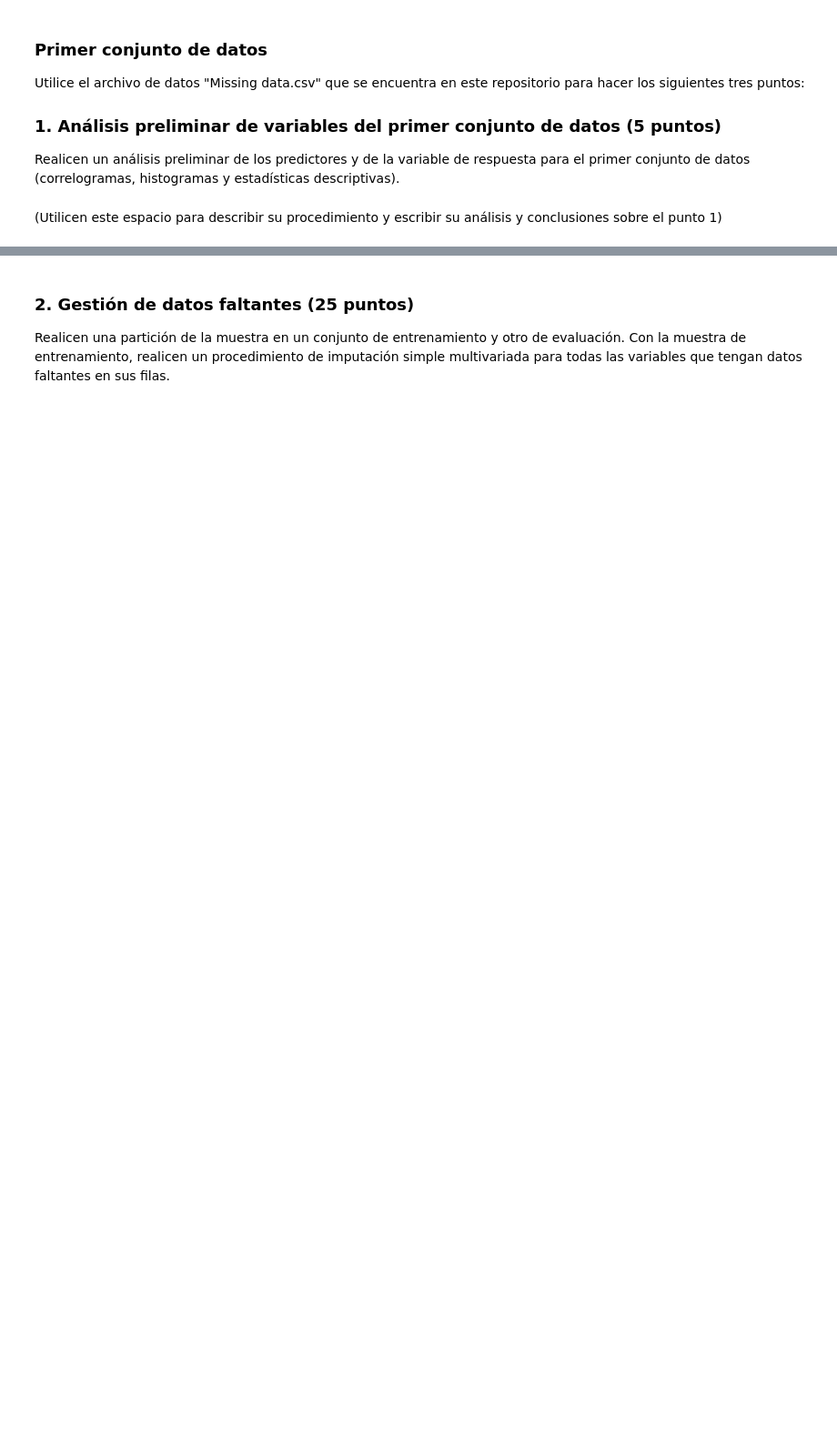
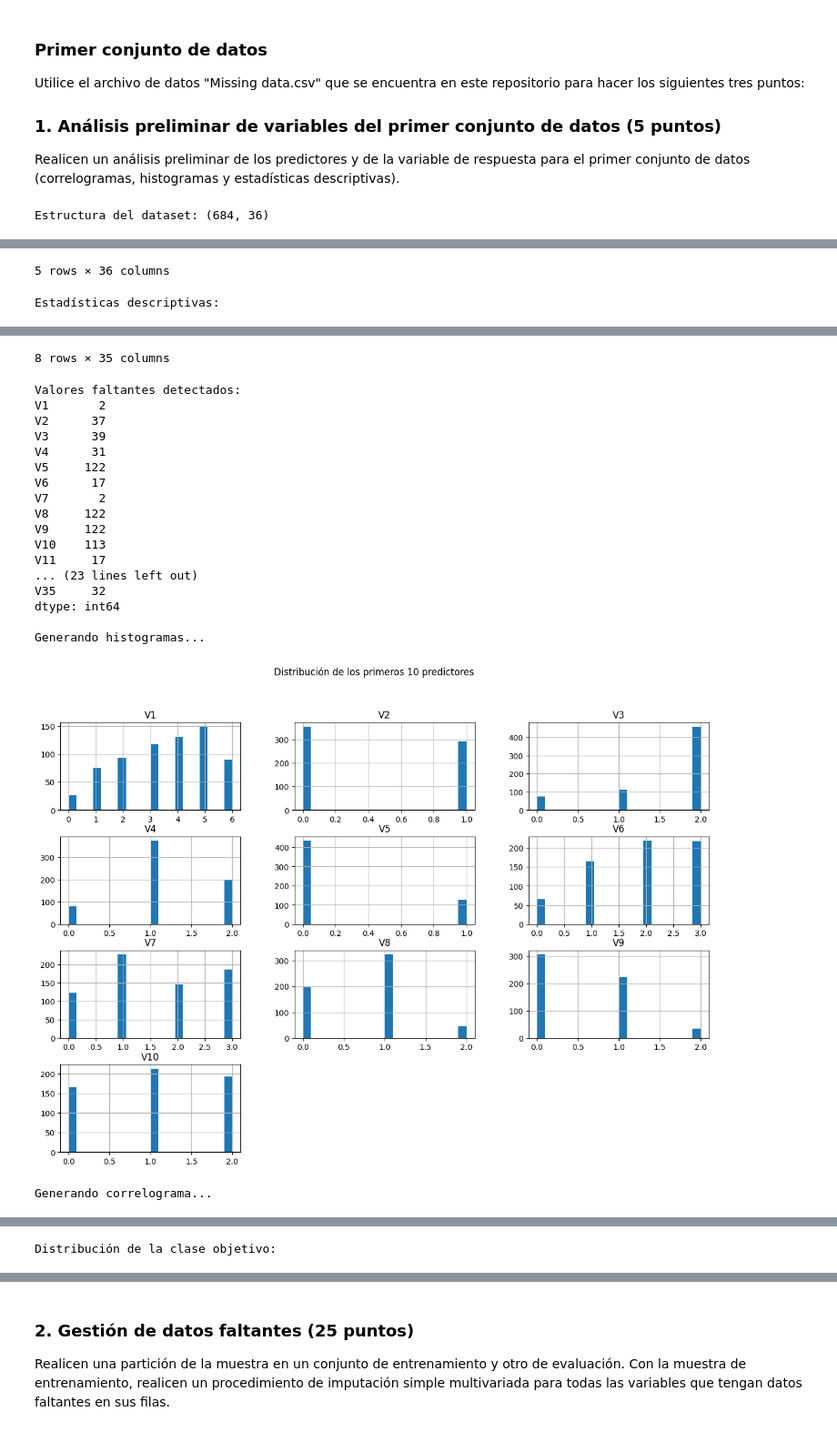
Before and after one commit to awesomasfook-svg/Caso-implementaci-n-de-metodolog-as-de-imputaci-n-de-variables-e-imbalanceo-de-clases, a Jupyter notebook: Caso implementación de metodologías de imputación de variables e imbalanceo de clases.ipynb, the cells around one changed output, grey strips where cells are left out. Shown at 91% size. Drawn from its saved outputs; the diff is of its cells as text; code cells hidden in the pictures; blank space fills up the shorter version.

Commit message:
punto 1

```diff
--- a/Caso implementación de metodologías de imputación de variables e imbalanceo de clases.ipynb
+++ b/Caso implementación de metodologías de imputación de variables e imbalanceo de clases.ipynb
@@ -57,2 +55,45 @@ Realicen un análisis preliminar de los predictores y de la variable de respuest
-# %% [markdown]
-(Utilicen este espacio para describir su procedimiento y escribir su análisis y conclusiones sobre el punto 1)
+# %%
+# carga de datos
+df = pd.read_csv('MissingData.csv', header=None)
+
+df.columns = ['class'] + [f'V{i}' for i in range(1, len(df.columns))]
+
+# reemplazar placeholders comunes de valores faltantes como '?' por NaN
+df.replace('?', np.nan, inplace=True)
+
+# convertir columnas a numérico donde sea posible para el análisis
+for col in df.columns[1:]:
+    df[col] = pd.to_numeric(df[col], errors='coerce')
+
+# inspección básica
+print("Estructura del dataset:", df.shape)
+display(df.head())
+
+print("\nEstadísticas descriptivas:")
+display(df.describe())
+
+# datos faltantes
+missing_data = df.isnull().sum()
+print("\nValores faltantes detectados:")
+print(missing_data[missing_data > 0])
+
+# visualizaciones
+print("\nGenerando histogramas...")
+df.iloc[:, 1:11].hist(bins=20, figsize=(15, 10))
+plt.suptitle('Distribución de los primeros 10 predictores')
+plt.show()
+
+print("\nGenerando correlograma...")
+plt.figure(figsize=(12, 10))
+sns.heatmap(df.iloc[:, 1:].corr(), annot=False, cmap='viridis')
+plt.title("Matriz de Correlación")
+plt.show()
+
+print("\nDistribución de la clase objetivo:")
+plt.figure(figsize=(10, 5))
+sns.countplot(data=df, x='class')
+plt.xticks(rotation=45)
+plt.title("Frecuencia de Clases")
+plt.show()
+# %% [output]
+Estructura del dataset: (684, 36)
@@ -58,0 +106,2 @@ Realicen un análisis preliminar de los predictores y de la variable de respuest
+5 rows × 36 columns
+Estadísticas descriptivas:
@@ -58,0 +117,20 @@ Realicen un análisis preliminar de los predictores y de la variable de respuest
+8 rows × 35 columns
+Valores faltantes detectados:
+V1       2
+V2      37
+V3      39
+V4      31
+V5     122
+V6      17
+V7       2
+V8     122
+V9     122
+V10    113
+V11     17
+... (23 lines left out)
+V35     32
+dtype: int64
+
+Generando histogramas...
+[figure, added]
+Generando correlograma...
@@ -58,0 +138 @@ Realicen un análisis preliminar de los predictores y de la variable de respuest
+Distribución de la clase objetivo:
```
Also changed, not shown: parts of 6 cells of this notebook.
